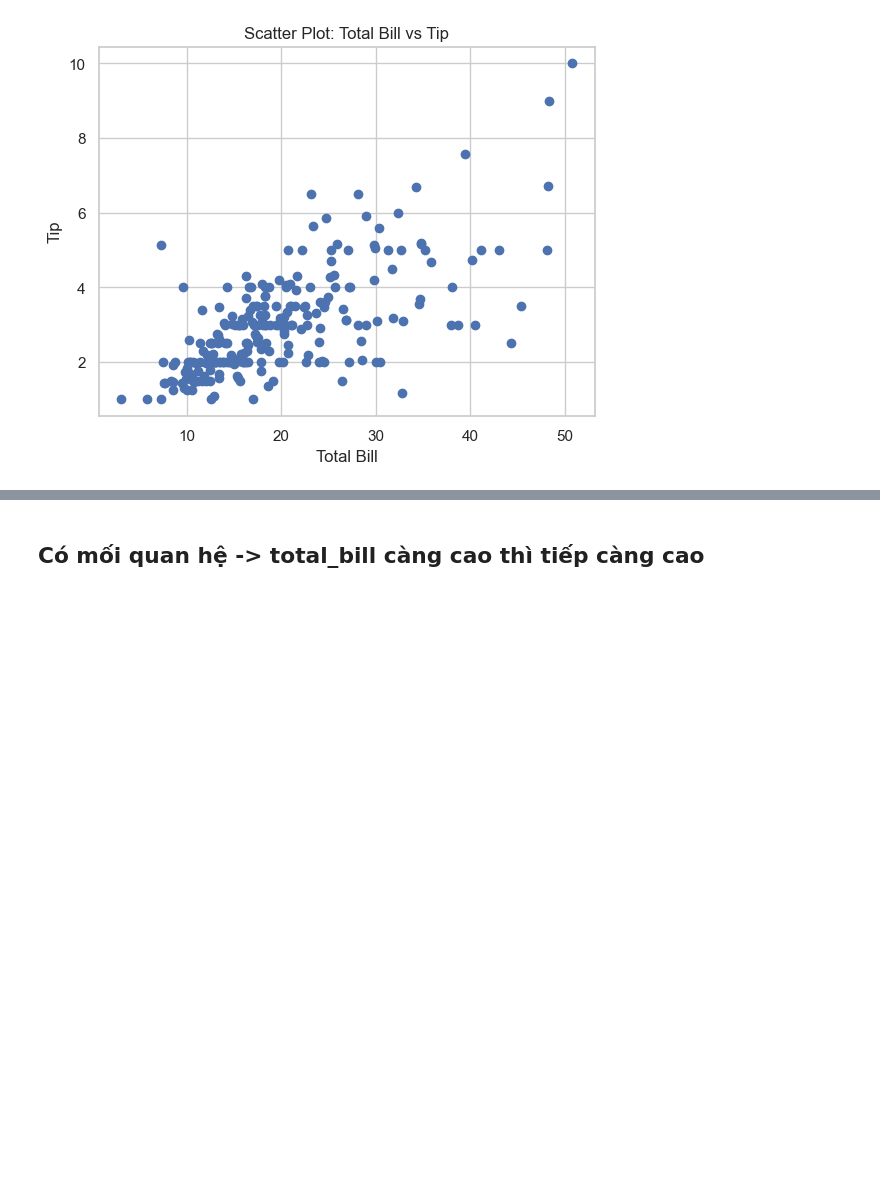
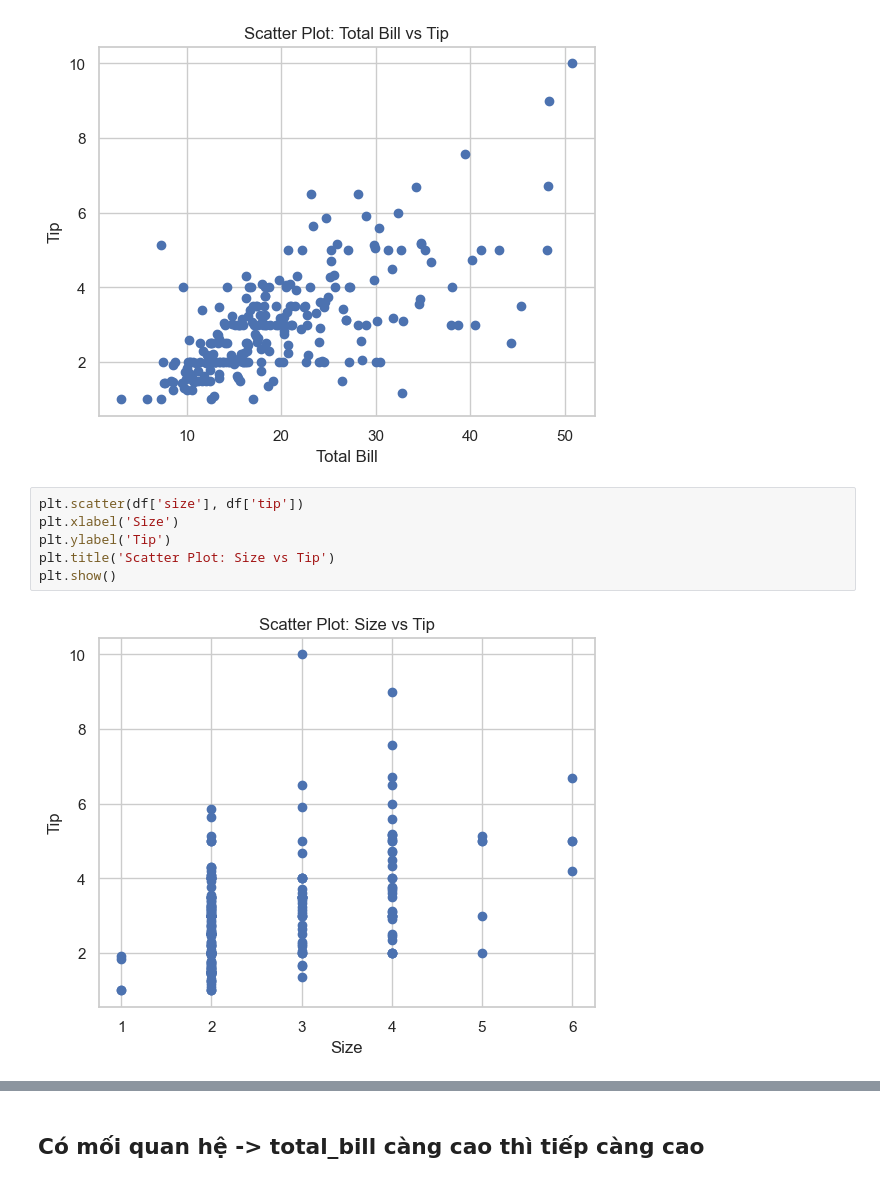
Before and after one commit to lamphat344961-alt/May_-hoc_thong_ke, a Jupyter notebook: TH2/bt2_1.ipynb, the cells around one changed output, grey strips where cells are left out. Saved outputs shown, nothing was run; the diff lists cells and outputs as text; blank space fills up the shorter version.

```diff
--- a/TH2/bt2_1.ipynb
+++ b/TH2/bt2_1.ipynb
@@ -161,3 +182,11 @@ plt.title('Scatter Plot: Total Bill vs Tip')
 plt.show()
 # %% [output]
 [figure]
+# %%
+plt.scatter(df['size'], df['tip'])
+plt.xlabel('Size')
+plt.ylabel('Tip')
+plt.title('Scatter Plot: Size vs Tip')
+plt.show()
+# %% [output]
+[figure, added]
```
Also changed, not shown: parts of 11 cells of this notebook, 5 other files.
